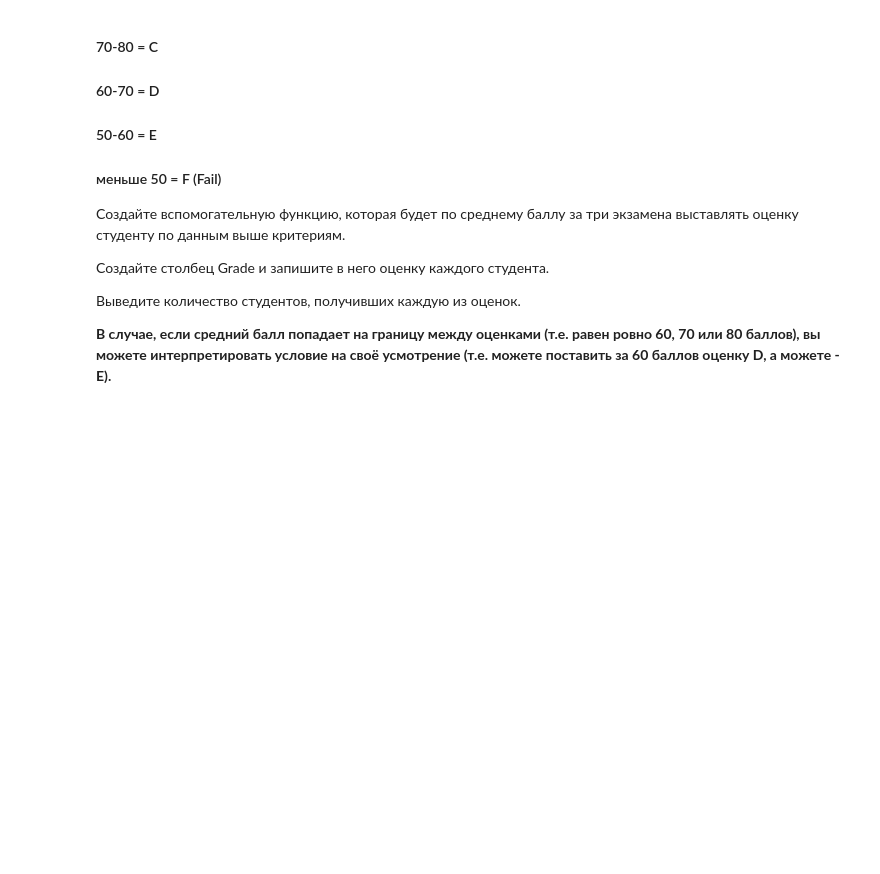
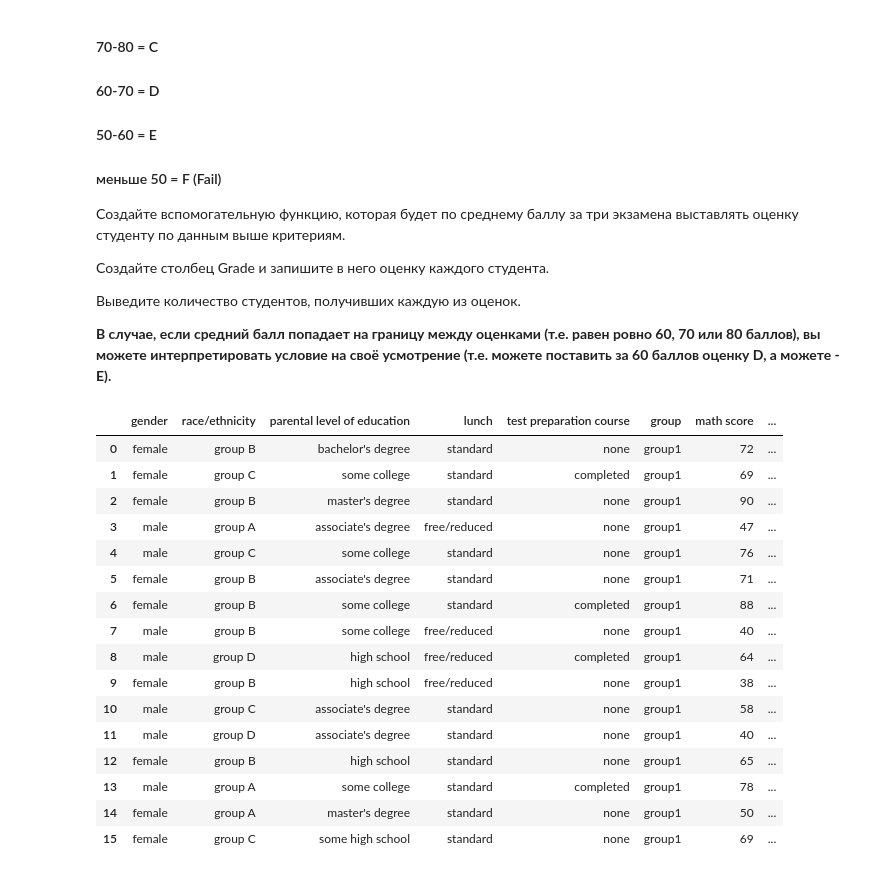
Before and after one commit to YoManFeed/ML_studying, a Jupyter notebook: hw02_pandas.ipynb, the cells around one changed output. Saved outputs shown, nothing was run; the diff lists cells and outputs as text; code cells hidden in the pictures; blank space fills up the shorter version.

```diff
--- a/hw02_pandas.ipynb
+++ b/hw02_pandas.ipynb
@@ -24,8 +24,8 @@ df_marks = pd.DataFrame()
 # %%
 df = pd.DataFrame()
 for i in range(10):
-    students_temp = pd.read_csv(f"Data/Students_info_{i}.csv")
-    marks_temp = pd.read_csv(f'Data/Students_marks_{i}.csv')
+    students_temp = pd.read_csv(f"iad-intro-ds/2023/homeworks/Data/Students_info_{i}.csv")
+    marks_temp = pd.read_csv(f'iad-intro-ds/2023/homeworks/Data/Students_marks_{i}.csv')
     df_students = pd.concat([df_students, students_temp])
     df_marks = pd.concat([df_marks, marks_temp])
 
@@ -274,0 +273,2 @@ grouped_sex
+# %%
+df = df.drop(['Math pass', 'writing pass', 'reading pass'], axis=1)
@@ -282,0 +317,9 @@ grouped_sex
+# %%
+def fun(row):
+    if all(row == 'P'):
+        return 'P'
+    else:
+        return 'F'
+
+df['Over All Pass Status'] = df[['Math pass', 'writing pass', 'reading pass']].apply(fun, axis=1)
+df.head(8)
@@ -282,0 +336,9 @@ grouped_sex
+# %%
+def fun(row):
+    if row != ['P', 'P', 'P']:
+        return 'F'
+    else:
+        return 'P'
+
+df['Over All Pass Status'] = df[['Math pass', 'writing pass', 'reading pass']].apply(fun, axis=1)
+df.head(8)
@@ -305,0 +365,38 @@ def GetGrade(average_mark):
+# %%
+def GetGrade(average_mark):
+    average = average_mark.mean()
+    if average >= 90:
+        return 'A'
+    elif average >= 80:
+        return 'B'
+    elif average >= 70:
+        return 'C'
+    elif average >= 60:
+        return 'D'
+    elif average >= 50:
+        return 'E'
+    else:
+        return 'F'
+
+
+
+df['Grade'] = df[subjects].apply(GetGrade, axis=1)
+df.head(16)
+# %% [output]
+|  | gender | race/ethnicity | parental level of education | lunch | test preparation course | group | math score | ... |
+| 0 | female | group B | bachelor's degree | standard | none | group1 | 72 | ... |
+| 1 | female | group C | some college | standard | completed | group1 | 69 | ... |
+| 2 | female | group B | master's degree | standard | none | group1 | 90 | ... |
+| 3 | male | group A | associate's degree | free/reduced | none | group1 | 47 | ... |
+| 4 | male | group C | some college | standard | none | group1 | 76 | ... |
+| 5 | female | group B | associate's degree | standard | none | group1 | 71 | ... |
+| 6 | female | group B | some college | standard | completed | group1 | 88 | ... |
+| 7 | male | group B | some college | free/reduced | none | group1 | 40 | ... |
+| 8 | male | group D | high school | free/reduced | completed | group1 | 64 | ... |
+| 9 | female | group B | high school | free/reduced | none | group1 | 38 | ... |
+| 10 | male | group C | associate's degree | standard | none | group1 | 58 | ... |
+| 11 | male | group D | associate's degree | standard | none | group1 | 40 | ... |
+| 12 | female | group B | high school | standard | none | group1 | 65 | ... |
+| 13 | male | group A | some college | standard | completed | group1 | 78 | ... |
+| 14 | female | group A | master's degree | standard | none | group1 | 50 | ... |
+| 15 | female | group C | some high school | standard | none | group1 | 69 | ... |
```
Also changed, not shown: parts of 11 cells of this notebook.
